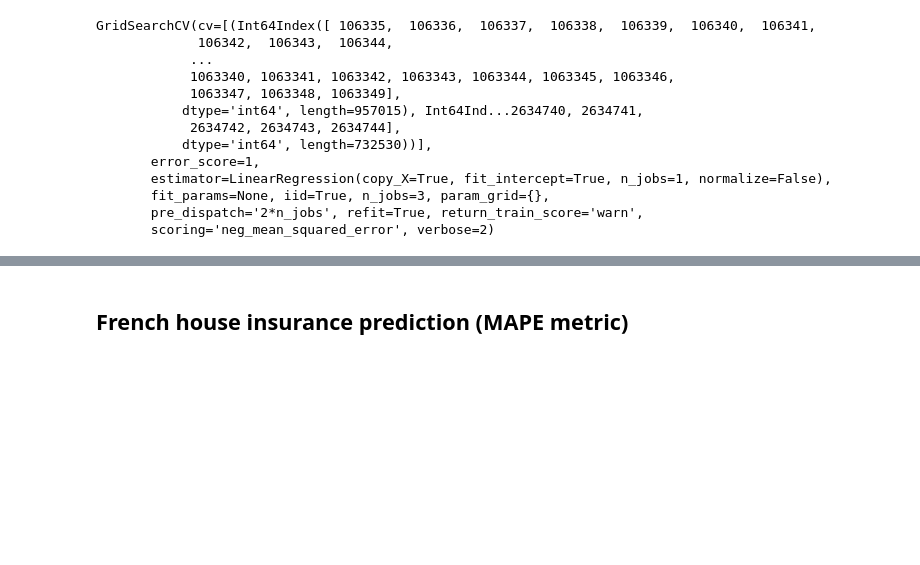
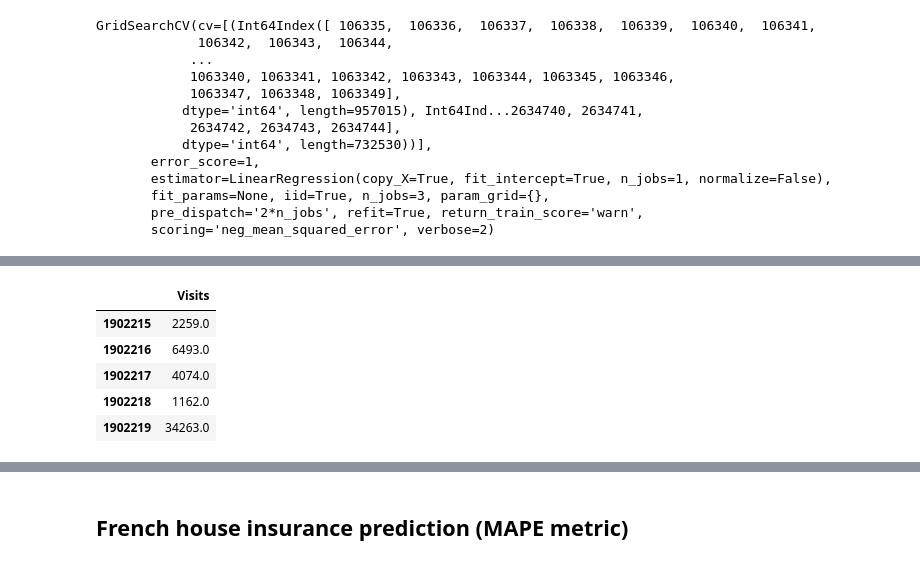
Before and after one commit to lyabakhP/ods_kpi, a Jupyter notebook: hw3_validation-Liabakh_Pavel.ipynb, the cells around one changed output, grey strips where cells are left out. Cells and saved outputs as stored; diff of their text form; code cells hidden in the pictures; blank space fills up the shorter version.

```diff
--- a/hw3_validation-Liabakh_Pavel.ipynb
+++ b/hw3_validation-Liabakh_Pavel.ipynb
@@ -264,0 +323,9 @@ Visits.values
+# %%
+val_real.head()
+# %% [output]
+|  | Visits |
+| 1902215 | 2259.0 |
+| 1902216 | 6493.0 |
+| 1902217 | 4074.0 |
+| 1902218 | 1162.0 |
+| 1902219 | 34263.0 |
```
Also changed, not shown: parts of 45 cells of this notebook.
